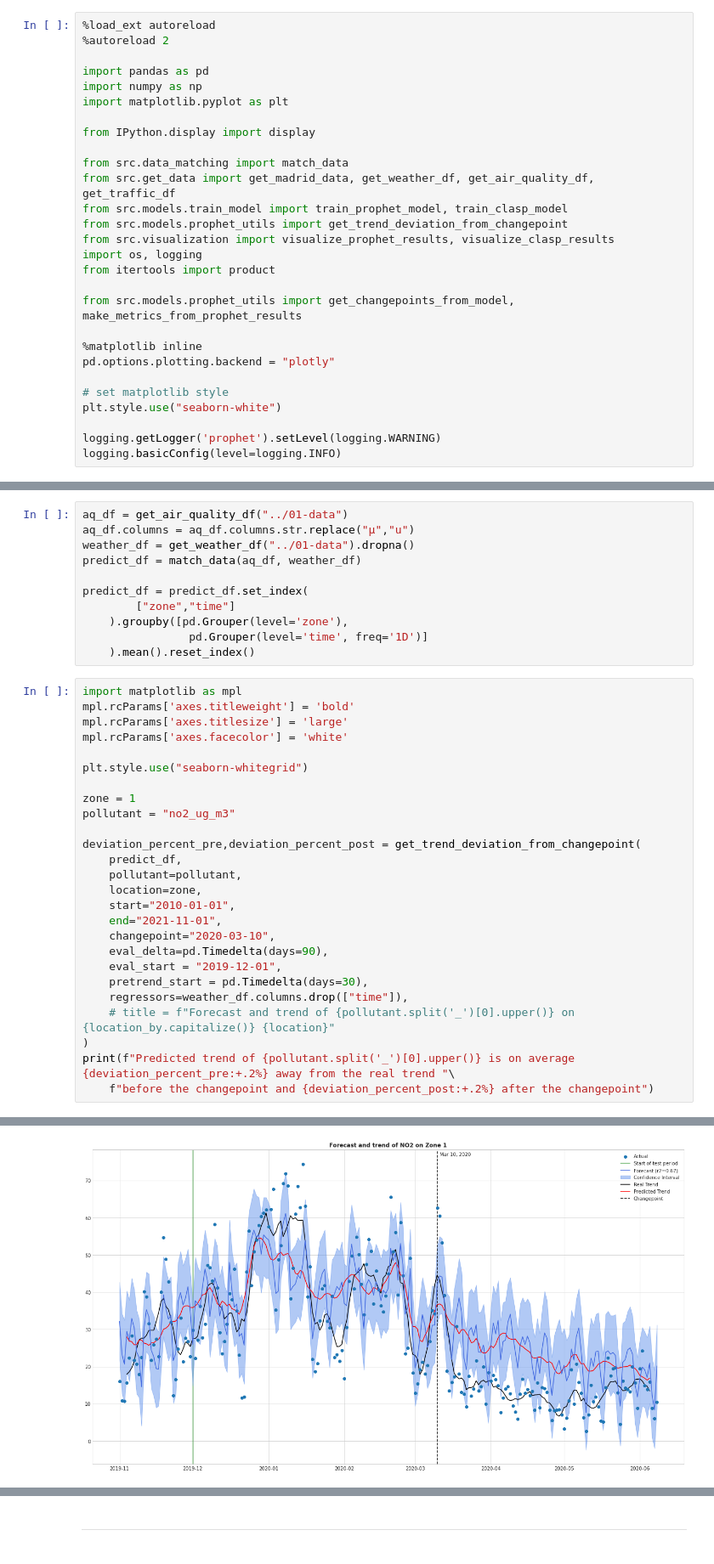
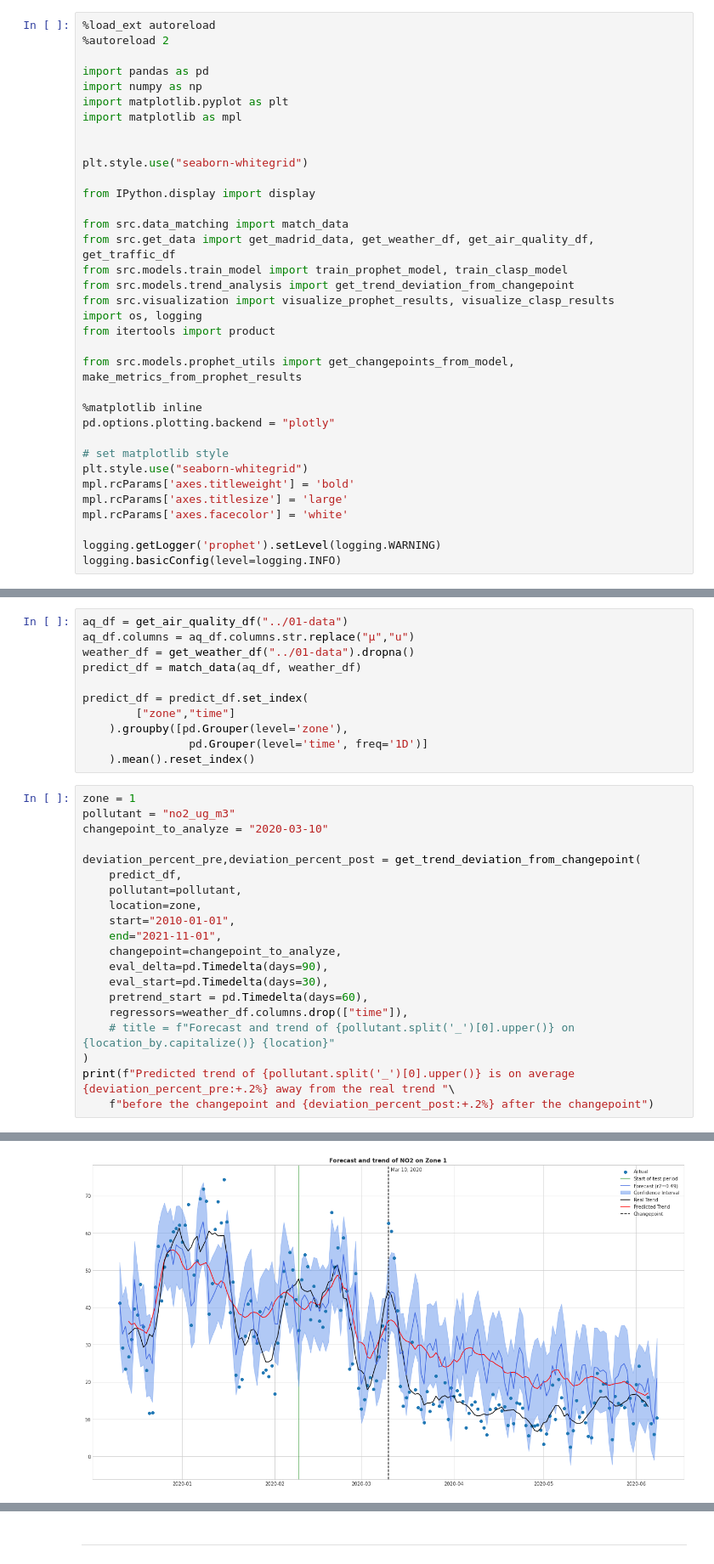
Before and after one commit to simonsanvil/Madrid-AirQuality-Analysis, a Jupyter notebook: notebooks/09-trend_analysis_and_forecast.ipynb, the cells around one changed output, grey strips where cells are left out. Shown at 85% size. Drawn from its saved outputs; the diff is of its cells as text.

Commit message:
Added computation of trend divergence %

```diff
--- a/notebooks/09-trend_analysis_and_forecast.ipynb
+++ b/notebooks/09-trend_analysis_and_forecast.ipynb
@@ -7,13 +7,17 @@
 import pandas as pd
 import numpy as np
 import matplotlib.pyplot as plt
+import matplotlib as mpl
+
+
+plt.style.use("seaborn-whitegrid")
 
 from IPython.display import display
 
 from src.data_matching import match_data
 from src.get_data import get_madrid_data, get_weather_df, get_air_quality_df, get_traffic_df
 from src.models.train_model import train_prophet_model, train_clasp_model
-from src.models.prophet_utils import get_trend_deviation_from_changepoint
+from src.models.trend_analysis import get_trend_deviation_from_changepoint
 from src.visualization import visualize_prophet_results, visualize_clasp_results
 import os, logging
 from itertools import product
@@ -24,7 +28,10 @@ from src.models.prophet_utils import get_changepoints_from_model, make_metrics_f
 pd.options.plotting.backend = "plotly"
 
 # set matplotlib style
-plt.style.use("seaborn-white")
+plt.style.use("seaborn-whitegrid")
+mpl.rcParams['axes.titleweight'] = 'bold'
+mpl.rcParams['axes.titlesize'] = 'large'
+mpl.rcParams['axes.facecolor'] = 'white'
 
 logging.getLogger('prophet').setLevel(logging.WARNING)
 logging.basicConfig(level=logging.INFO)
@@ -43,15 +50,9 @@ predict_df = predict_df.set_index(
                 pd.Grouper(level='time', freq='1D')]
     ).mean().reset_index()
 # %%
-import matplotlib as mpl
-mpl.rcParams['axes.titleweight'] = 'bold'
-mpl.rcParams['axes.titlesize'] = 'large'
-mpl.rcParams['axes.facecolor'] = 'white'
-
-plt.style.use("seaborn-whitegrid")
-
 zone = 1
 pollutant = "no2_ug_m3"
+changepoint_to_analyze = "2020-03-10"
 
 deviation_percent_pre,deviation_percent_post = get_trend_deviation_from_changepoint(
     predict_df,
@@ -59,10 +60,10 @@ deviation_percent_pre,deviation_percent_post = get_trend_deviation_from_changepo
     location=zone,
     start="2010-01-01",
     end="2021-11-01",
-    changepoint="2020-03-10",
+    changepoint=changepoint_to_analyze,
     eval_delta=pd.Timedelta(days=90),
-    eval_start = "2019-12-01",
-    pretrend_start = pd.Timedelta(days=30),
+    eval_start=pd.Timedelta(days=30),
+    pretrend_start = pd.Timedelta(days=60),
     regressors=weather_df.columns.drop(["time"]),
     # title = f"Forecast and trend of {pollutant.split('_')[0].upper()} on {location_by.capitalize()} {location}"
 )
@@ -73 +74 @@ Predicted trend of NO2 is on average +3.63% away from the real trend before the
-[figure, old version]
+[figure, new version]
```
Also changed, not shown: parts of 13 cells of this notebook.
